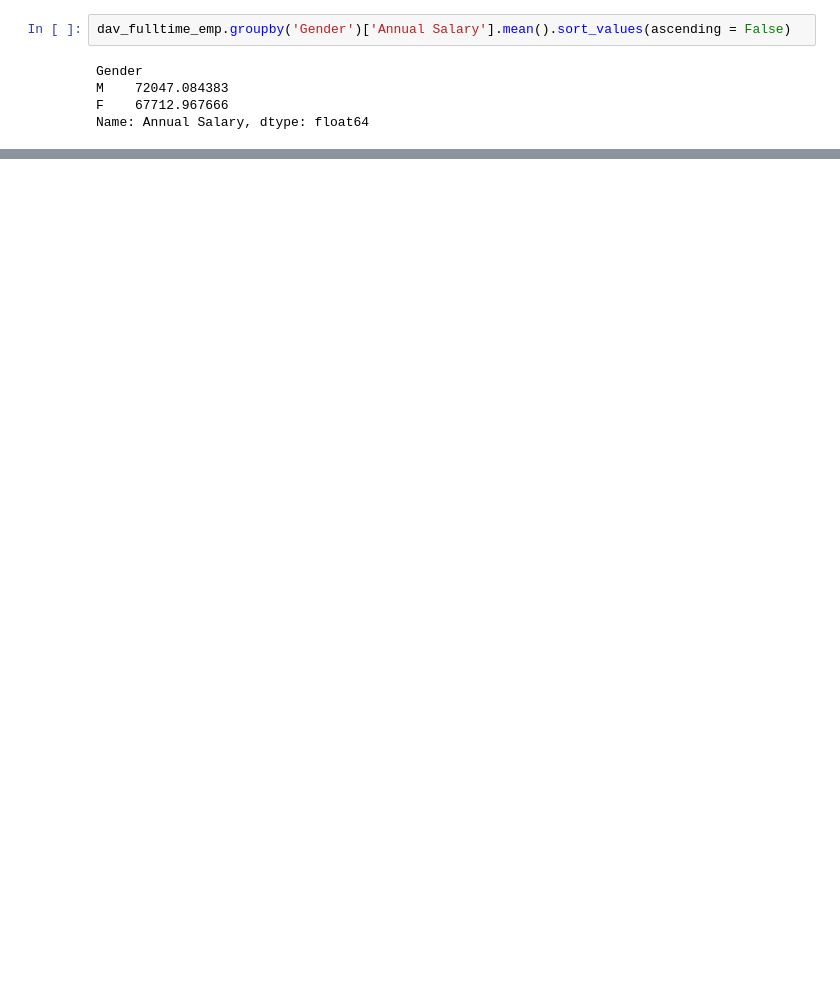
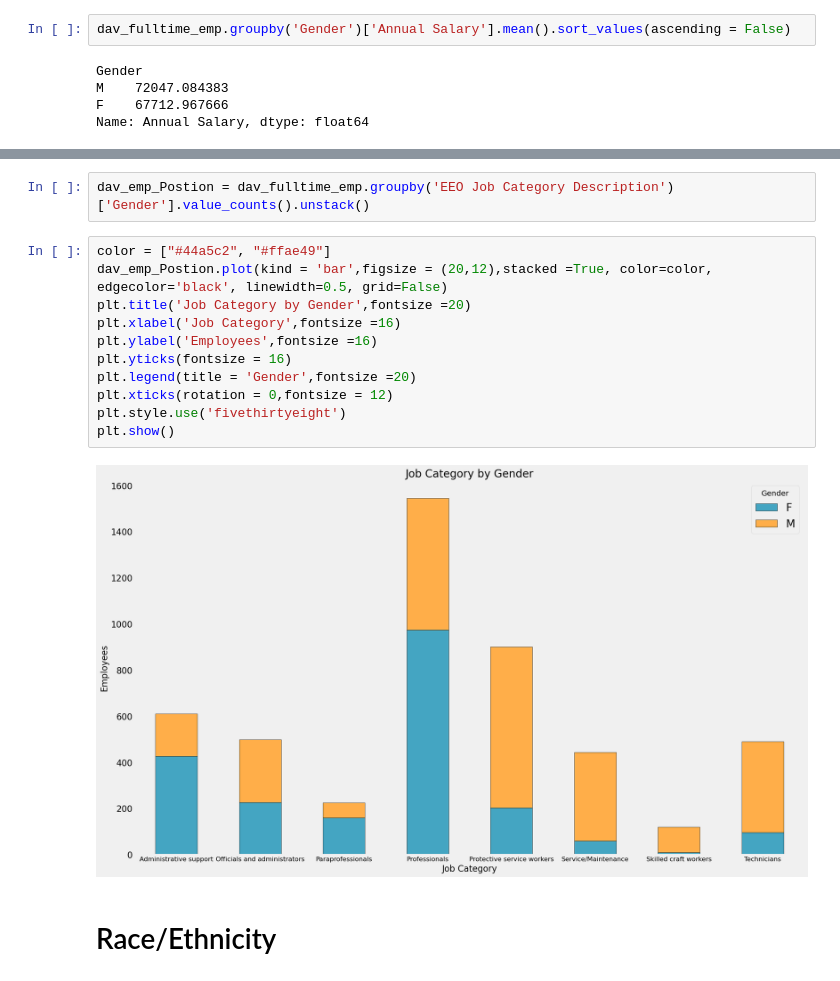
Before and after one commit to zdemeke/DavidsonGovEmployeeDemographics, a Jupyter notebook: Gov't Employment.ipynb, the cells around one changed output, grey strips where cells are left out. Drawn from its saved outputs; the diff is of its cells as text; blank space fills up the shorter version.

```diff
--- a/Gov't Employment.ipynb
+++ b/Gov't Employment.ipynb
@@ -760,0 +715,17 @@ gov_emp.groupby('EEO Job Category Description')['Ethnic Code Description'].value
+# %%
+dav_emp_Postion = dav_fulltime_emp.groupby('EEO Job Category Description')['Gender'].value_counts().unstack()
+# %%
+color = ["#44a5c2", "#ffae49"]
+dav_emp_Postion.plot(kind = 'bar',figsize = (20,12),stacked =True, color=color, edgecolor='black', linewidth=0.5, grid=False)
+plt.title('Job Category by Gender',fontsize =20)
+plt.xlabel('Job Category',fontsize =16)
+plt.ylabel('Employees',fontsize =16)
+plt.yticks(fontsize = 16)
+plt.legend(title = 'Gender',fontsize =20)
+plt.xticks(rotation = 0,fontsize = 12)
+plt.style.use('fivethirtyeight')
+plt.show()
+# %% [output]
+[figure, added]
+# %% [markdown]
+# Race/Ethnicity
```
Also changed, not shown: parts of 46 cells of this notebook.
